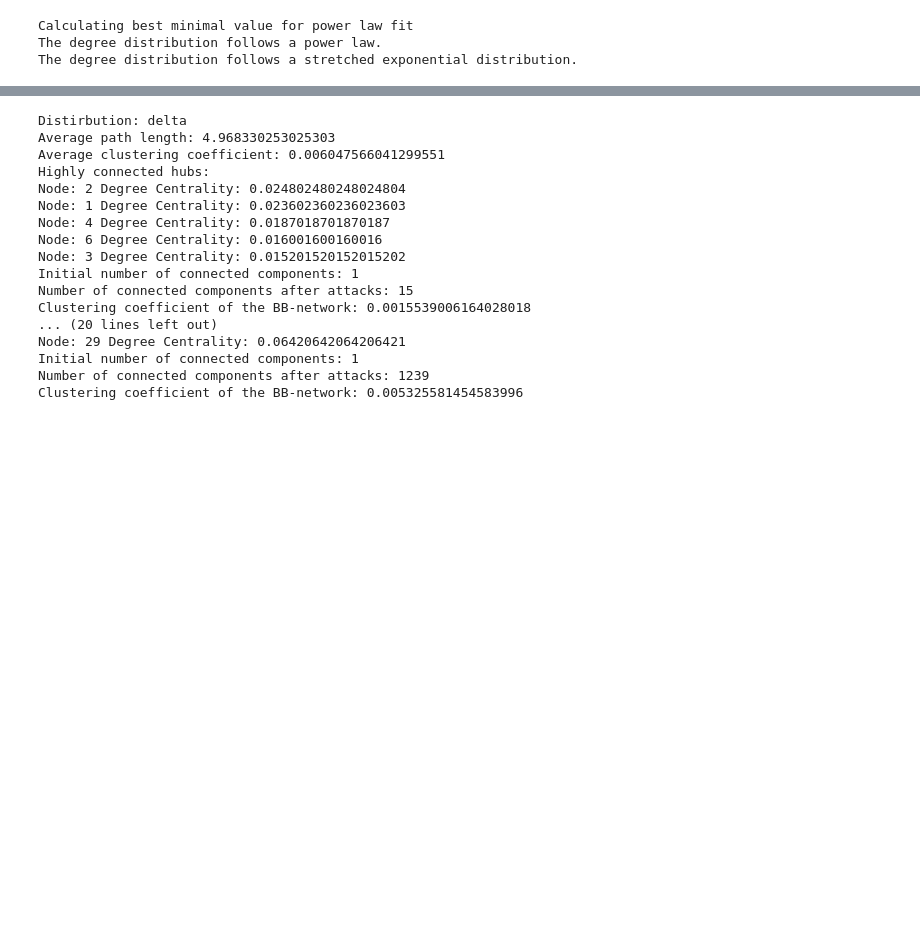
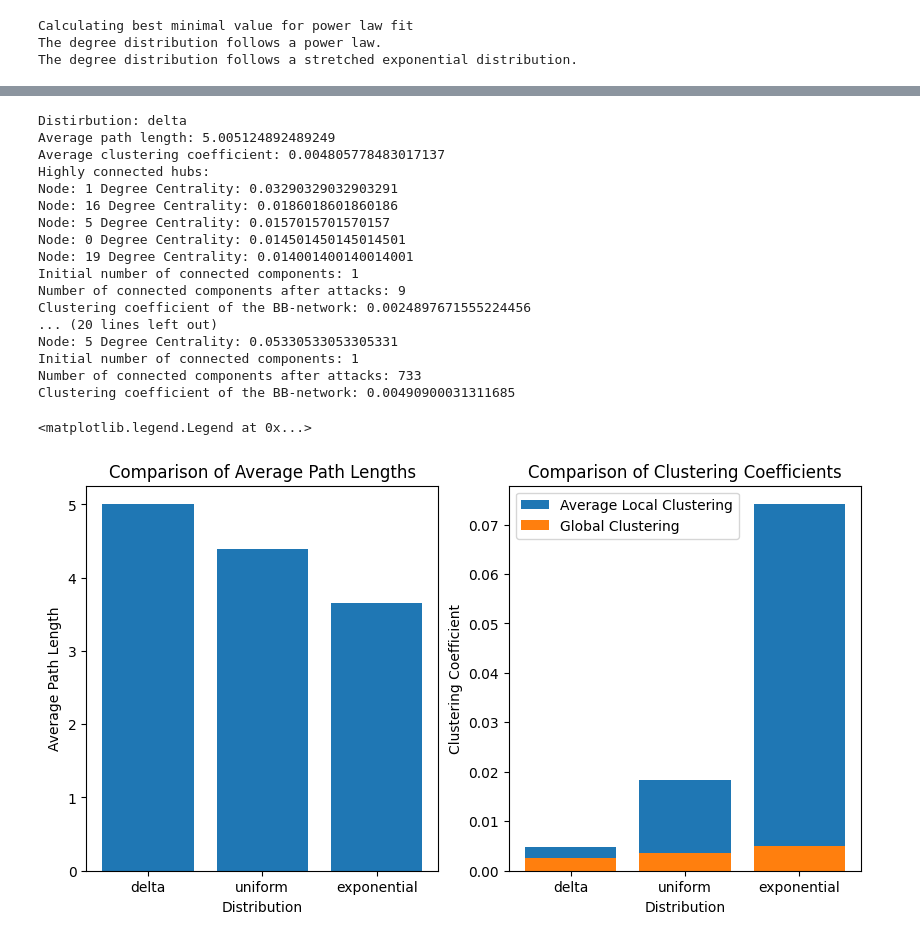
Before and after one commit to AaronDC60/Bianconi_Barabasi, a Jupyter notebook: code/analysis_version_Anne.ipynb, the cells around one changed output, grey strips where cells are left out. Saved outputs shown, nothing was run; the diff lists cells and outputs as text; code cells hidden in the pictures; blank space fills up the shorter version.

Commit message:
I added a plot (potentially) for the presentation

```diff
--- a/code/analysis_version_Anne.ipynb
+++ b/code/analysis_version_Anne.ipynb
@@ -239,6 +239,9 @@ ditribution_list = [ 'delta', 'uniform', 'exponential']
 
 # Cannot get the right imports but once that is fixed, run code for these
 # distirbution_list =  ['bb', 'poisson','delta', 'uniform', 'exponential']
+
+avg_path_lengths, avg_clusterings, clusterings = [], [], []
+diameters, assortativities = [], []
 
 for dist in ditribution_list:
     print('Distirbution:', dist)
@@ -260,9 +263,11 @@ for dist in ditribution_list:
             G.add_edge(node, neighbor)
 
     avg_path_length = nx.average_shortest_path_length(G)
+    avg_path_lengths.append(avg_path_length)
     print("Average path length:", avg_path_length)
 
     avg_clustering_coefficient = nx.average_clustering(G)
+    avg_clusterings.append(avg_clustering_coefficient)
     print("Average clustering coefficient:", avg_clustering_coefficient)
 
     # Calculate degree centrality
@@ -289,22 +294,41 @@ for dist in ditribution_list:
 
     # Calculate clustering coefficient of the Barabási-Albert network
     clustering_coefficient = nx.average_clustering(G)
+    clusterings.append(clustering_coefficient)
     print("Clustering coefficient of the BB-network:", clustering_coefficient)
 # %% [output]
 Distirbution: delta
-Average path length: 4.968330253025303
-Average clustering coefficient: 0.006047566041299551
+Average path length: 5.005124892489249
+Average clustering coefficient: 0.004805778483017137
 Highly connected hubs:
-Node: 2 Degree Centrality: 0.024802480248024804
-Node: 1 Degree Centrality: 0.023602360236023603
-Node: 4 Degree Centrality: 0.0187018701870187
-Node: 6 Degree Centrality: 0.016001600160016
-Node: 3 Degree Centrality: 0.015201520152015202
+Node: 1 Degree Centrality: 0.03290329032903291
+Node: 16 Degree Centrality: 0.0186018601860186
+Node: 5 Degree Centrality: 0.0157015701570157
+Node: 0 Degree Centrality: 0.014501450145014501
+Node: 19 Degree Centrality: 0.014001400140014001
 Initial number of connected components: 1
-Number of connected components after attacks: 15
-Clustering coefficient of the BB-network: 0.0015539006164028018
+Number of connected components after attacks: 9
+Clustering coefficient of the BB-network: 0.0024897671555224456
 ... (20 lines left out)
-Node: 29 Degree Centrality: 0.06420642064206421
+Node: 5 Degree Centrality: 0.05330533053305331
 Initial number of connected components: 1
-Number of connected components after attacks: 1239
-Clustering coefficient of the BB-network: 0.005325581454583996
+Number of connected components after attacks: 733
+Clustering coefficient of the BB-network: 0.00490900031311685
+# %%
+plt.figure(figsize=(10, 5))
+plt.subplot(1, 2, 1)
+plt.bar(ditribution_list, avg_path_lengths)
+plt.xlabel('Distribution')
+plt.ylabel('Average Path Length')
+plt.title('Comparison of Average Path Lengths')
+
+plt.subplot(1, 2, 2)
+plt.bar(ditribution_list, avg_clusterings, label='Average Local Clustering')
+plt.bar(ditribution_list, clusterings, label='Global Clustering')
+plt.xlabel('Distribution')
+plt.ylabel('Clustering Coefficient')
+plt.title('Comparison of Clustering Coefficients')
+plt.legend()
+# %% [output]
+<matplotlib.legend.Legend at 0x...>
+[figure, added]
```
Also changed, not shown: parts of 9 cells of this notebook.
